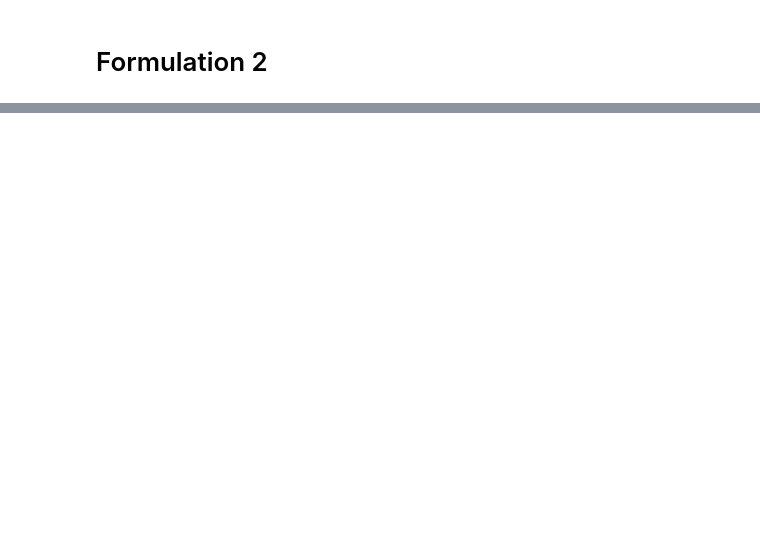
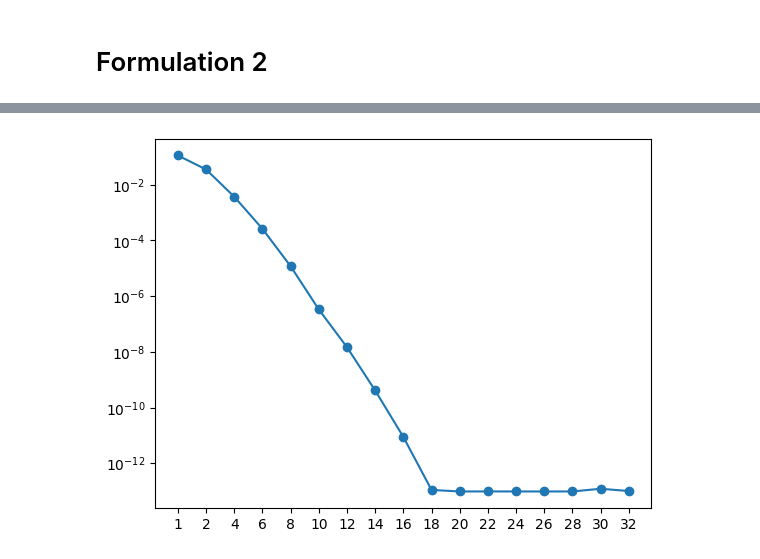
Before and after one commit to FilippoOlivo/thermal-conduction-rom, a Jupyter notebook: report.ipynb, the cells around one changed output, grey strips where cells are left out. Cells and saved outputs as stored; diff of their text form; code cells hidden in the pictures; blank space fills up the shorter version.

```diff
--- a/report.ipynb
+++ b/report.ipynb
@@ -74,10 +138,13 @@ For this simplest scenario we decided to apply a simple POD stategy.
 # %%
-# Data loading
-simulations, parameters = read_data("data_simple.npz")
+# Data casting and splitting
+simulations, parameters = (
+    torch.tensor(np.array(simulations), dtype=torch.float64),
+    torch.tensor(temperatures, dtype=torch.float64).unsqueeze(-1)
+)
 p_train, u_train, p_test, u_test = split_data(simulations, parameters)
 
 # Plotting singular values
-pod = POD(len(p_train))
+pod = POD(len(p_train), problem)
 pod.fit(u_train)
 plot_singular_values(pod.singular_values)
 # %% [output]
@@ -85,7 +151,7 @@ plot_singular_values(pod.singular_values)
 [figure]
 # %%
-# Perform POD
-pod = POD(1, fixed_stiffness=True) # POD with a singol mode
+problem.set_boundary_temperatures([0.0, 0.0, 1.0, -1.0])
+pod = POD(1, problem, fixed_stiffness=True)
 pod.fit(u_train)
 u_pred = pod.predict(p_test.unsqueeze(-1))
 # %%
@@ -104,0 +201,15 @@ plot_singular_values(pod.singular_values)
+# %%
+problem.set_conductivities([1.0,1.0,1.0])
+n_modes = [i * 2 for i in range(1,17)]
+n_modes.insert(0, 1)
+L2_errors = []
+for n in n_modes:
+    pod = POD(n, problem)
+    pod.fit(u_train)
+    u_pred = pod.predict(p_test)
+    L2_errors.append(compute_L2_error(u_test, u_pred))
+
+plt.semilogy(L2_errors, marker='o')
+_ = plt.xticks([i for i in range(len(n_modes))], n_modes)
+# %% [output]
+[figure, added]
```
Also changed, not shown: parts of 15 cells of this notebook, 4 other files.
